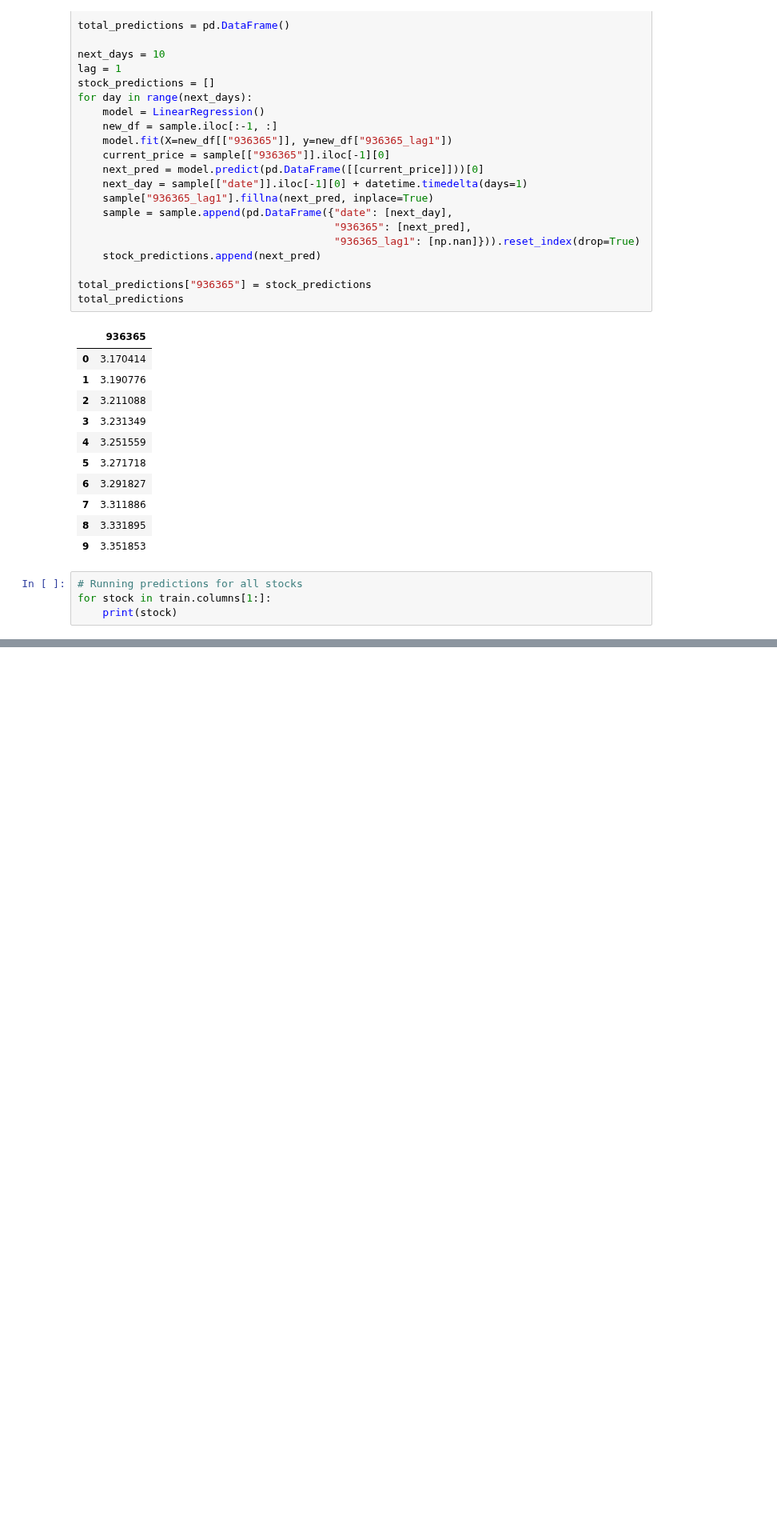
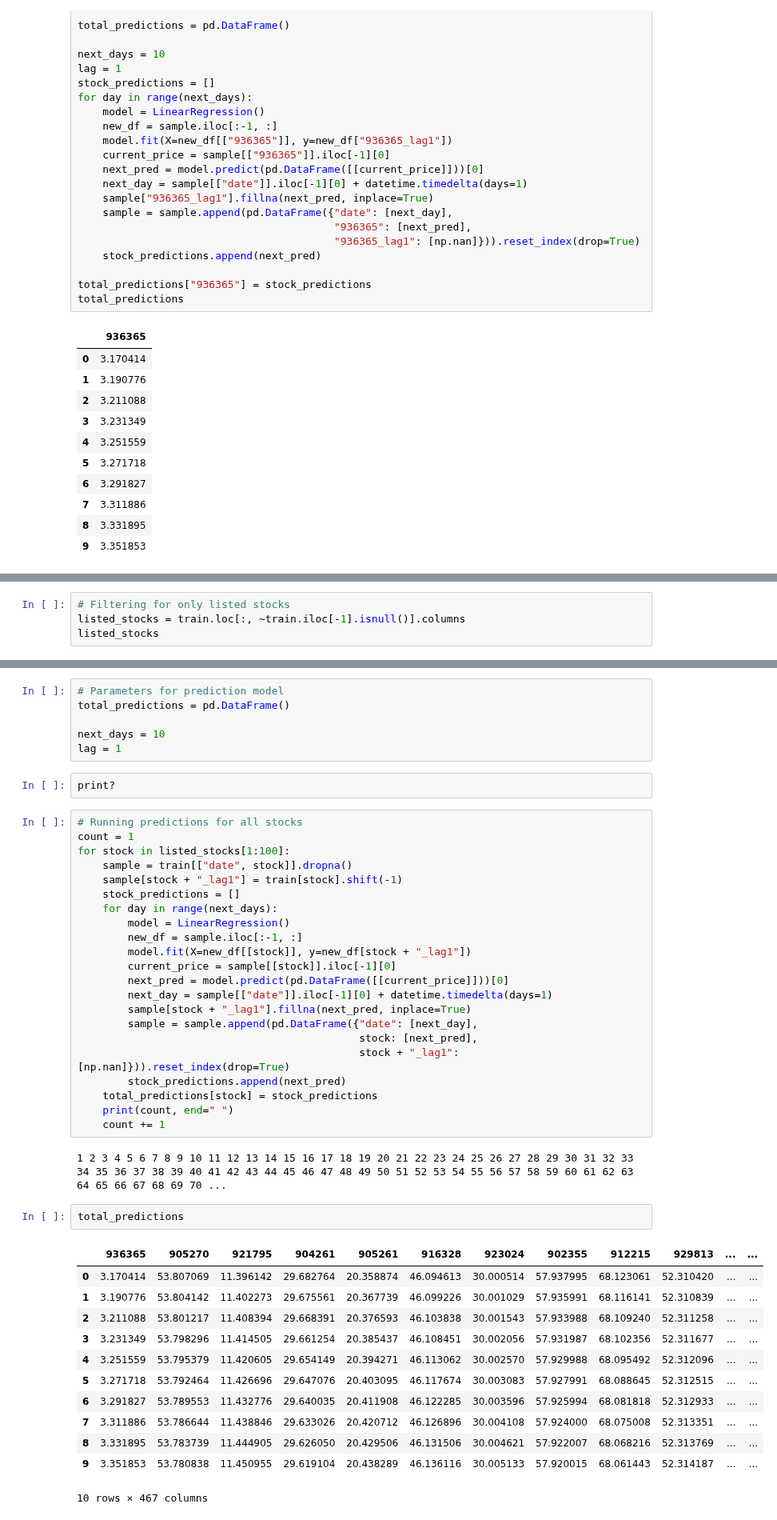
Before and after one commit to jeremylee73/differential-capital, a Jupyter notebook: linear-improved.ipynb, the cells around one changed output, grey strips where cells are left out. Shown at 80% size. Drawn from its saved outputs; the diff is of its cells as text; blank space fills up the shorter version.

Commit message:
predicts multiple stocks

```diff
--- a/linear-improved.ipynb
+++ b/linear-improved.ipynb
@@ -99,7 +99,3 @@ total_predictions
 | 7 | 3.311886 |
 | 8 | 3.331895 |
 | 9 | 3.351853 |
-# %%
-# Running predictions for all stocks
-for stock in train.columns[1:]:
-    print(stock)
@@ -123,0 +102,4 @@ for stock in train.columns[1:]:
+# %%
+# Filtering for only listed stocks
+listed_stocks = train.loc[:, ~train.iloc[-1].isnull()].columns
+listed_stocks
@@ -123,0 +113,47 @@ for stock in train.columns[1:]:
+# %%
+# Parameters for prediction model
+total_predictions = pd.DataFrame()
+
+next_days = 10
+lag = 1
+# %%
+print?
+# %%
+# Running predictions for all stocks
+count = 1
+for stock in listed_stocks[1:100]:
+    sample = train[["date", stock]].dropna()
+    sample[stock + "_lag1"] = train[stock].shift(-1)
+    stock_predictions = []
+    for day in range(next_days):
+        model = LinearRegression()
+        new_df = sample.iloc[:-1, :]
+        model.fit(X=new_df[[stock]], y=new_df[stock + "_lag1"])
+        current_price = sample[[stock]].iloc[-1][0]
+        next_pred = model.predict(pd.DataFrame([[current_price]]))[0]
+        next_day = sample[["date"]].iloc[-1][0] + datetime.timedelta(days=1)
+        sample[stock + "_lag1"].fillna(next_pred, inplace=True)
+        sample = sample.append(pd.DataFrame({"date": [next_day],
+                                             stock: [next_pred],
+                                             stock + "_lag1": [np.nan]})).reset_index(drop=True)
+        stock_predictions.append(next_pred)
+    total_predictions[stock] = stock_predictions
+    print(count, end=" ")
+    count += 1
+# %% [output]
+1 2 3 4 5 6 7 8 9 10 11 12 13 14 15 16 17 18 19 20 21 22 23 24 25 26 27 28 29 30 31 32 33 34 35 36 37 38 39 40 41 42 43 44 45 46 47 48 49 50 51 52 53 54 55 56 57 58 59 60 61 62 63 64 65 66 67 68 69 70 ...
+# %%
+total_predictions
+# %% [output]
+|  | 936365 | 905270 | 921795 | 904261 | 905261 | 916328 | 923024 | 902355 | 912215 | 929813 | ... | ... |
+| 0 | 3.170414 | 53.807069 | 11.396142 | 29.682764 | 20.358874 | 46.094613 | 30.000514 | 57.937995 | 68.123061 | 52.310420 | ... | ... |
+| 1 | 3.190776 | 53.804142 | 11.402273 | 29.675561 | 20.367739 | 46.099226 | 30.001029 | 57.935991 | 68.116141 | 52.310839 | ... | ... |
+| 2 | 3.211088 | 53.801217 | 11.408394 | 29.668391 | 20.376593 | 46.103838 | 30.001543 | 57.933988 | 68.109240 | 52.311258 | ... | ... |
+| 3 | 3.231349 | 53.798296 | 11.414505 | 29.661254 | 20.385437 | 46.108451 | 30.002056 | 57.931987 | 68.102356 | 52.311677 | ... | ... |
+| 4 | 3.251559 | 53.795379 | 11.420605 | 29.654149 | 20.394271 | 46.113062 | 30.002570 | 57.929988 | 68.095492 | 52.312096 | ... | ... |
+| 5 | 3.271718 | 53.792464 | 11.426696 | 29.647076 | 20.403095 | 46.117674 | 30.003083 | 57.927991 | 68.088645 | 52.312515 | ... | ... |
+| 6 | 3.291827 | 53.789553 | 11.432776 | 29.640035 | 20.411908 | 46.122285 | 30.003596 | 57.925994 | 68.081818 | 52.312933 | ... | ... |
+| 7 | 3.311886 | 53.786644 | 11.438846 | 29.633026 | 20.420712 | 46.126896 | 30.004108 | 57.924000 | 68.075008 | 52.313351 | ... | ... |
+| 8 | 3.331895 | 53.783739 | 11.444905 | 29.626050 | 20.429506 | 46.131506 | 30.004621 | 57.922007 | 68.068216 | 52.313769 | ... | ... |
+| 9 | 3.351853 | 53.780838 | 11.450955 | 29.619104 | 20.438289 | 46.136116 | 30.005133 | 57.920015 | 68.061443 | 52.314187 | ... | ... |
+10 rows × 467 columns
```
Also changed, not shown: parts of 2 cells of this notebook, 1 other file.
